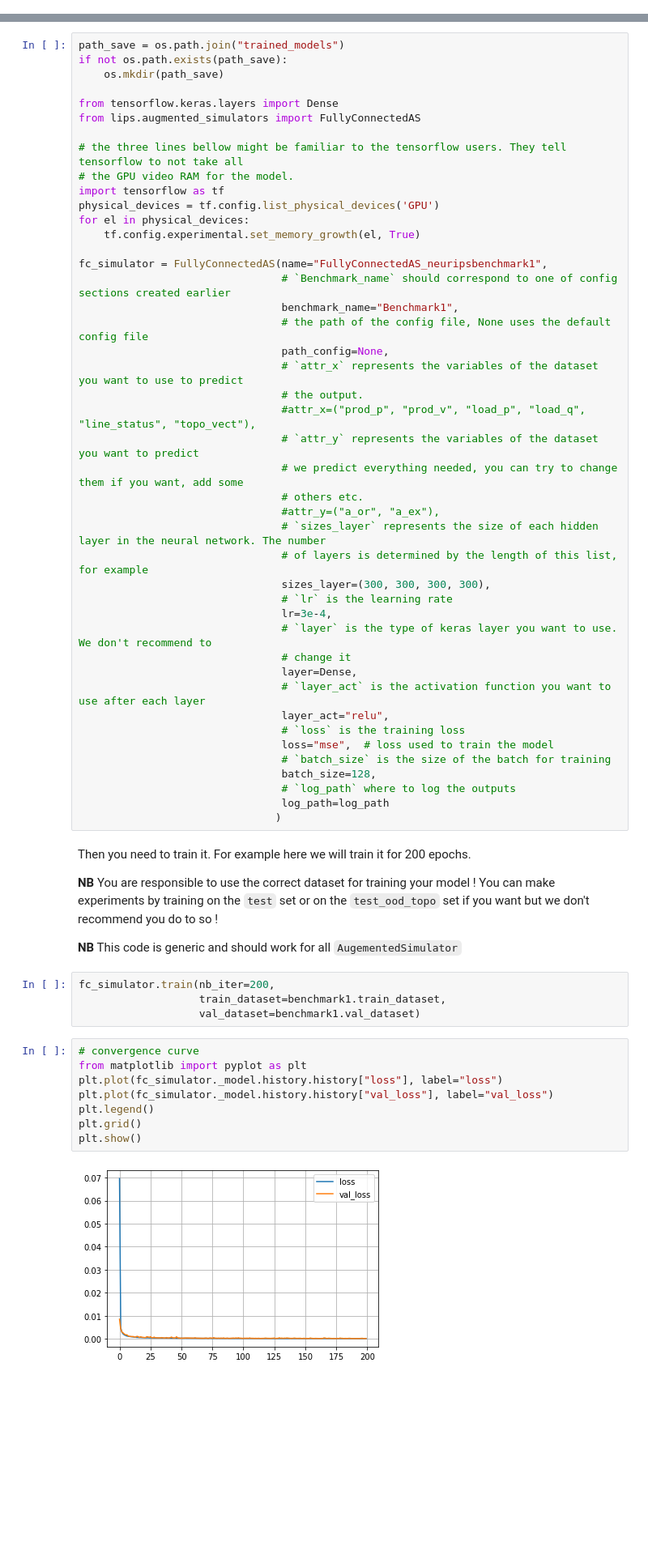
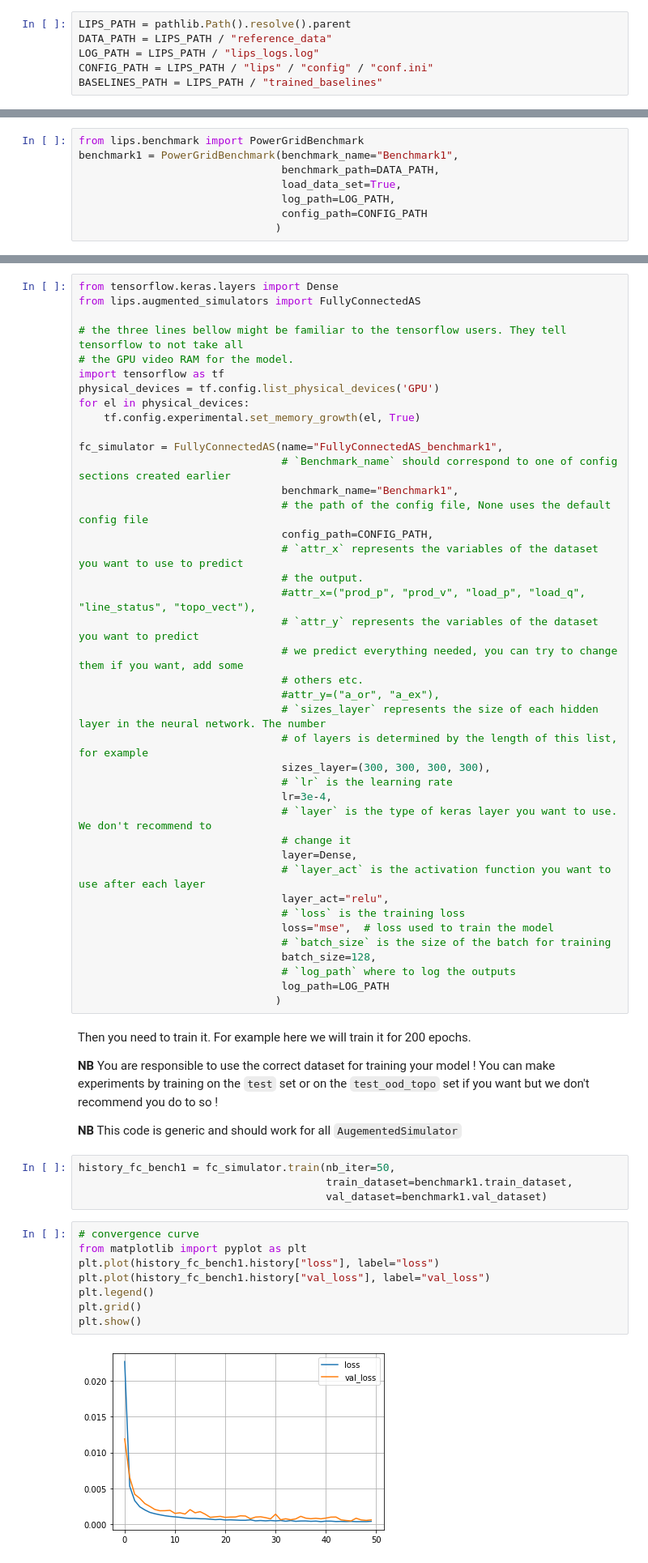
Before and after one commit to IRT-SystemX/LIPS, a Jupyter notebook: getting_started/03_TrainAnAugmentedSimulator.ipynb, the cells around one changed output, grey strips where cells are left out. Shown at 81% size. Saved outputs shown, nothing was run; the diff lists cells and outputs as text; blank space fills up the shorter version.

```diff
--- a/getting_started/03_TrainAnAugmentedSimulator.ipynb
+++ b/getting_started/03_TrainAnAugmentedSimulator.ipynb
@@ -16,3 +19,9 @@ On the first section, we explain how to use a model that is already available on
+# %%
+LIPS_PATH = pathlib.Path().resolve().parent
+DATA_PATH = LIPS_PATH / "reference_data"
+LOG_PATH = LIPS_PATH / "lips_logs.log"
+CONFIG_PATH = LIPS_PATH / "lips" / "config" / "conf.ini"
+BASELINES_PATH = LIPS_PATH / "trained_baselines"
 # %% [markdown]
 # Benchmark1 <a class="anchor" id="benchmark1"></a>
 # %% [markdown]
@@ -32 +31,9 @@ benchmark1 = PowerGridBenchmark(benchmark_name="Benchmark1",
+# %%
+from lips.benchmark import PowerGridBenchmark
+benchmark1 = PowerGridBenchmark(benchmark_name="Benchmark1",
+                                benchmark_path=DATA_PATH,
+                                load_data_set=True,
+                                log_path=LOG_PATH,
+                                config_path=CONFIG_PATH
+                               )
 # %% [markdown]
@@ -42,8 +54,4 @@ The first step is to create the class you want to use, with the meta parameters
 # %%
-path_save = os.path.join("trained_models")
-if not os.path.exists(path_save):
-    os.mkdir(path_save)
-
 from tensorflow.keras.layers import Dense
 from lips.augmented_simulators import FullyConnectedAS
 
@@ -54,11 +62,11 @@ physical_devices = tf.config.list_physical_devices('GPU')
 for el in physical_devices:
     tf.config.experimental.set_memory_growth(el, True)
 
-fc_simulator = FullyConnectedAS(name="FullyConnectedAS_neuripsbenchmark1",
+fc_simulator = FullyConnectedAS(name="FullyConnectedAS_benchmark1",
                                 # `Benchmark_name` should correspond to one of config sections created earlier
                                 benchmark_name="Benchmark1",
                                 # the path of the config file, None uses the default config file
-                                path_config=None,
+                                config_path=CONFIG_PATH,
                                 # `attr_x` represents the variables of the dataset you want to use to predict
                                 # the output.
                                 #attr_x=("prod_p", "prod_v", "load_p", "load_q", "line_status", "topo_vect"),
@@ -81,7 +89,7 @@ fc_simulator = FullyConnectedAS(name="FullyConnectedAS_neuripsbenchmark1",
                                 # `batch_size` is the size of the batch for training
                                 batch_size=128,
                                 # `log_path` where to log the outputs
-                                log_path=log_path
+                                log_path=LOG_PATH
                                )
 # %% [markdown]
 Then you need to train it. For example here we will train it for 200 epochs.
@@ -90,19 +98,19 @@ Then you need to train it. For example here we will train it for 200 epochs.
 
 **NB** This code is generic and should work for all `AugementedSimulator`
 # %%
-fc_simulator.train(nb_iter=200,
-                   train_dataset=benchmark1.train_dataset,
-                   val_dataset=benchmark1.val_dataset)
+history_fc_bench1 = fc_simulator.train(nb_iter=50,
+                                       train_dataset=benchmark1.train_dataset,
+                                       val_dataset=benchmark1.val_dataset)
 # %%
 # convergence curve
 from matplotlib import pyplot as plt
-plt.plot(fc_simulator._model.history.history["loss"], label="loss")
-plt.plot(fc_simulator._model.history.history["val_loss"], label="val_loss")
+plt.plot(history_fc_bench1.history["loss"], label="loss")
+plt.plot(history_fc_bench1.history["val_loss"], label="val_loss")
 plt.legend()
 plt.grid()
 plt.show()
 # %% [output]
-[figure, old version]
+[figure, new version]
 # %% [markdown]
 And then you can save it:
 # %%
```
Also changed, not shown: parts of 66 cells of this notebook, 4 other files.
